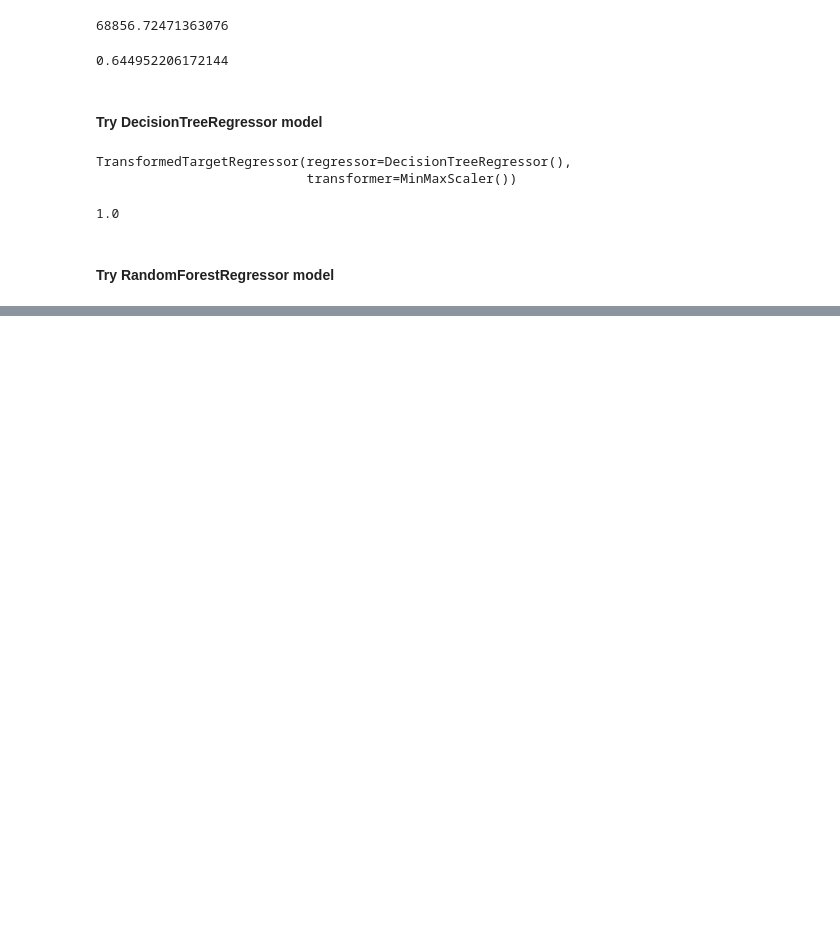
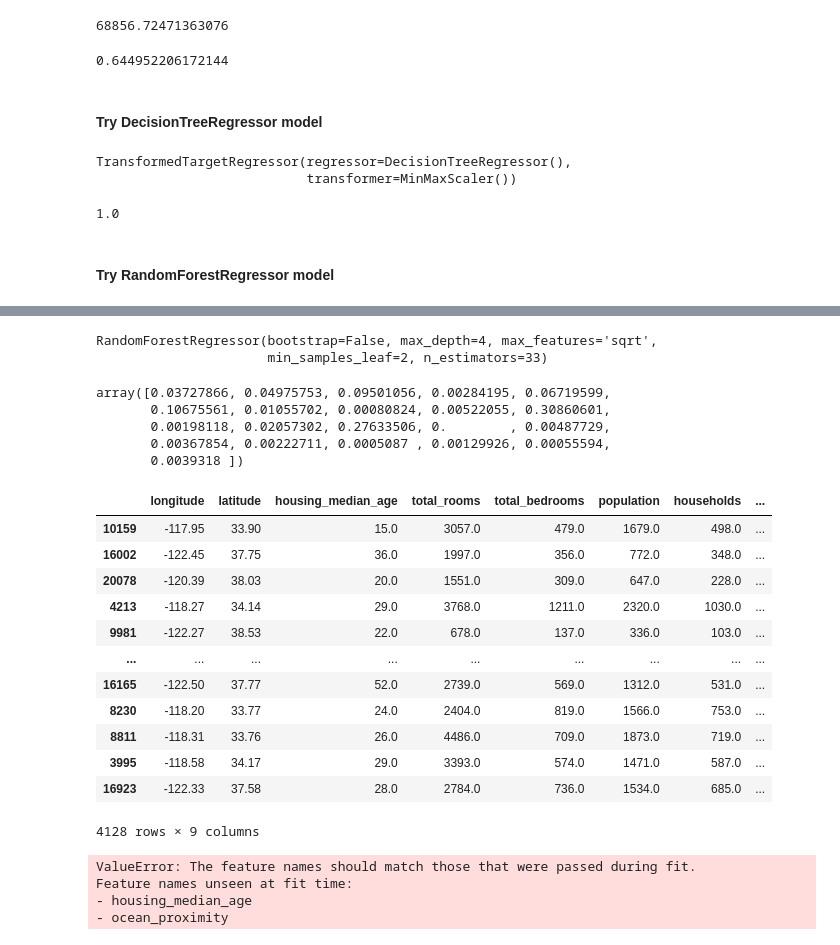
Before and after one commit to AliElneklawy/california-housing-price-prediction, a Jupyter notebook: california_housing.ipynb, the cells around one changed output, grey strips where cells are left out. Cells and saved outputs as stored; diff of their text form; code cells hidden in the pictures; blank space fills up the shorter version.

```diff
--- a/california_housing.ipynb
+++ b/california_housing.ipynb
@@ -717,0 +914,41 @@ rf_reg.score(housing_prepared, strat_train_labels)
+# %%
+final_model = grid_search.best_estimator_
+final_model
+# %% [output]
+RandomForestRegressor(bootstrap=False, max_depth=4, max_features='sqrt',
+                      min_samples_leaf=2, n_estimators=33)
+# %%
+final_model.feature_importances_
+# %% [output]
+array([0.03727866, 0.04975753, 0.09501056, 0.00284195, 0.06719599,
+       0.10675561, 0.01055702, 0.00080824, 0.00522055, 0.30860601,
+       0.00198118, 0.02057302, 0.27633506, 0.        , 0.00487729,
+       0.00367854, 0.00222711, 0.0005087 , 0.00129926, 0.00055594,
+       0.0039318 ])
+# %%
+X_test = strat_test.drop(columns=['median_house_value', 'income_category'])
+y_test = strat_test['median_house_value'].copy()
+# %%
+X_test
+# %% [output]
+|  | longitude | latitude | housing_median_age | total_rooms | total_bedrooms | population | households | ... |
+| 10159 | -117.95 | 33.90 | 15.0 | 3057.0 | 479.0 | 1679.0 | 498.0 | ... |
+| 16002 | -122.45 | 37.75 | 36.0 | 1997.0 | 356.0 | 772.0 | 348.0 | ... |
+| 20078 | -120.39 | 38.03 | 20.0 | 1551.0 | 309.0 | 647.0 | 228.0 | ... |
+| 4213 | -118.27 | 34.14 | 29.0 | 3768.0 | 1211.0 | 2320.0 | 1030.0 | ... |
+| 9981 | -122.27 | 38.53 | 22.0 | 678.0 | 137.0 | 336.0 | 103.0 | ... |
+| ... | ... | ... | ... | ... | ... | ... | ... | ... |
+| 16165 | -122.50 | 37.77 | 52.0 | 2739.0 | 569.0 | 1312.0 | 531.0 | ... |
+| 8230 | -118.20 | 33.77 | 24.0 | 2404.0 | 819.0 | 1566.0 | 753.0 | ... |
+| 8811 | -118.31 | 33.76 | 26.0 | 4486.0 | 709.0 | 1873.0 | 719.0 | ... |
+| 3995 | -118.58 | 34.17 | 29.0 | 3393.0 | 574.0 | 1471.0 | 587.0 | ... |
+| 16923 | -122.33 | 37.58 | 28.0 | 2784.0 | 736.0 | 1534.0 | 685.0 | ... |
+4128 rows × 9 columns
+# %%
+final_predictions = final_model.predict(X_test)
+final_predictions
+# %% [output]
+ValueError: The feature names should match those that were passed during fit.
+Feature names unseen at fit time:
+- housing_median_age
+- ocean_proximity
```
Also changed, not shown: parts of 31 cells of this notebook.
